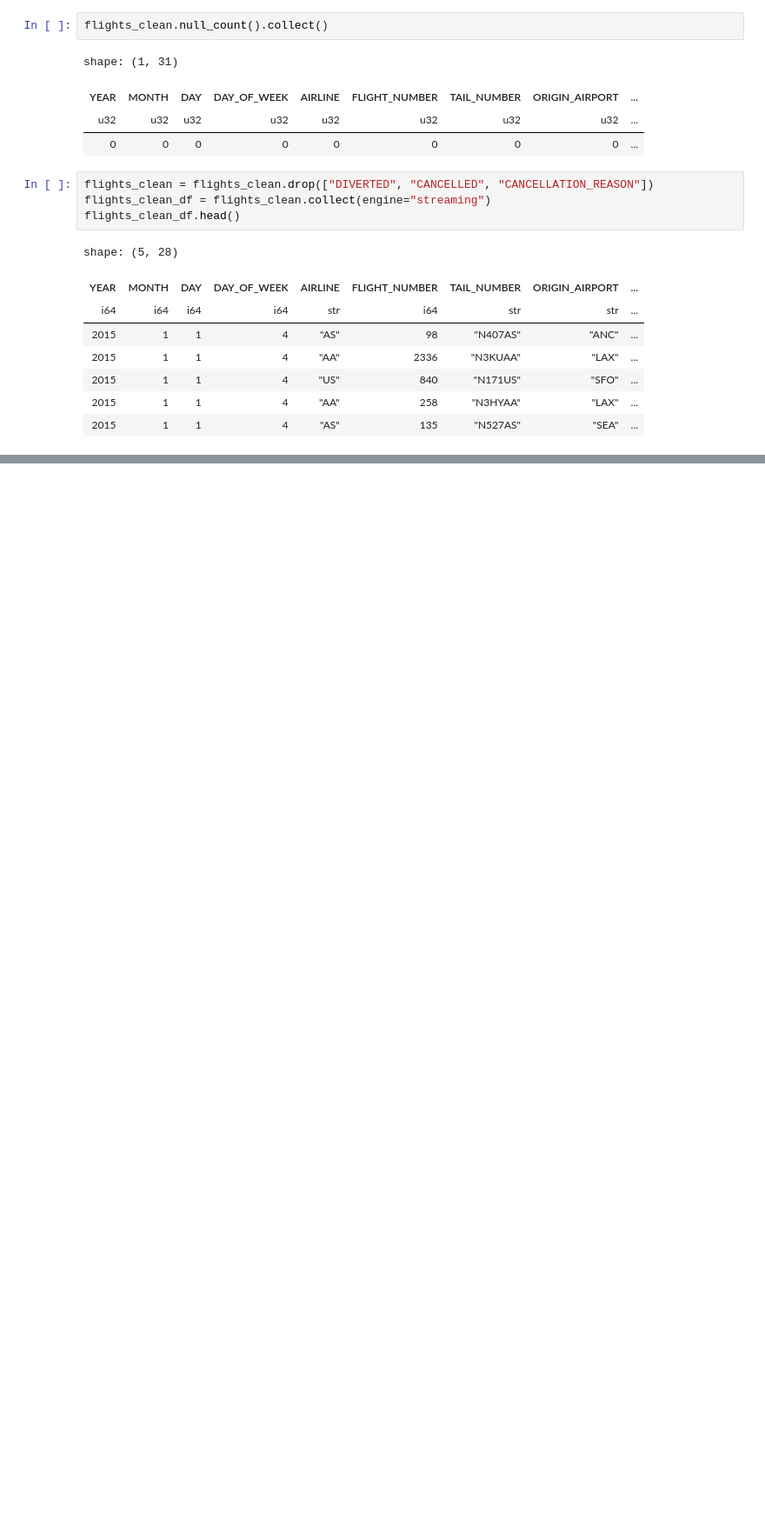
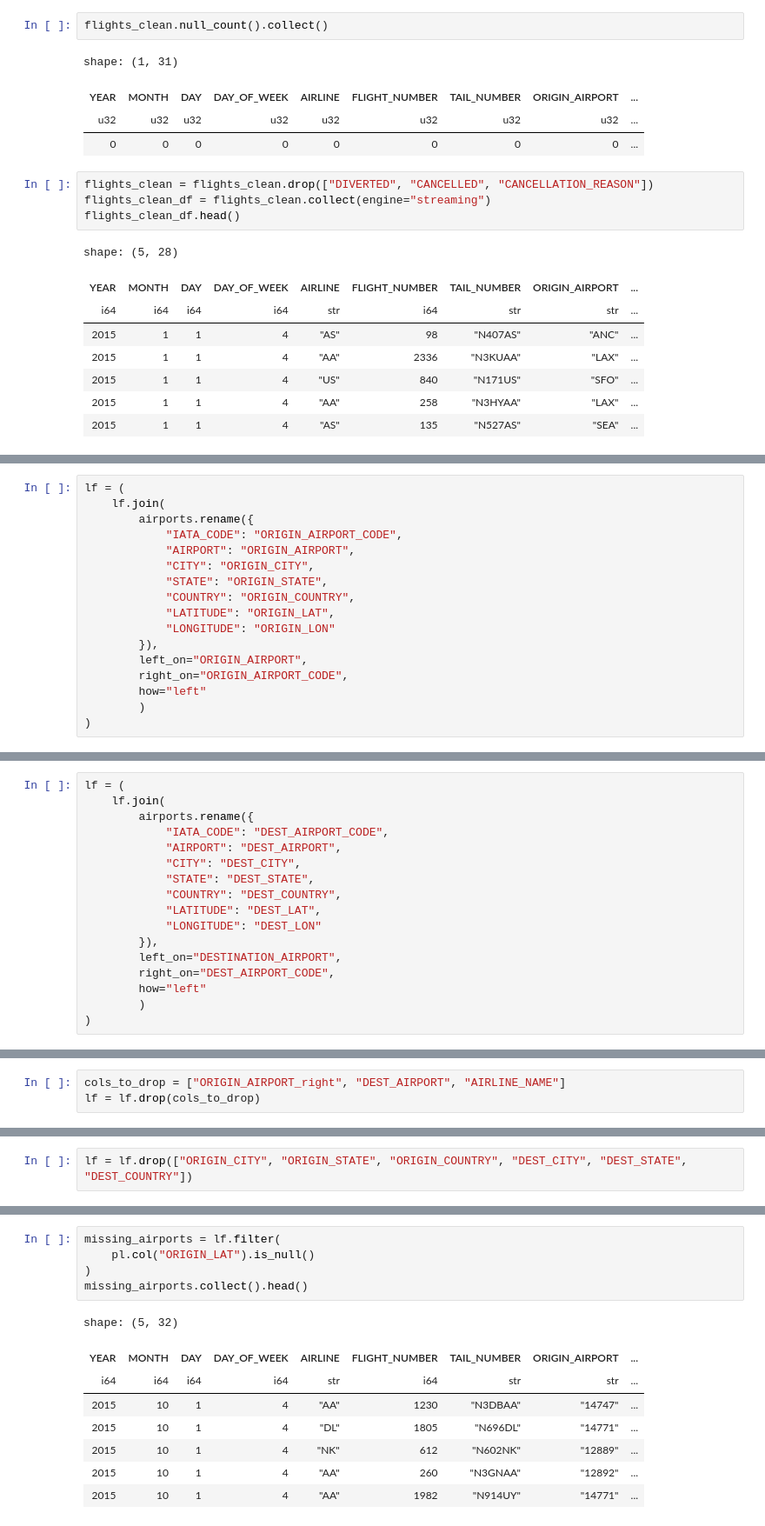
Before and after one commit to tosoham/flight-insight, a Jupyter notebook: notebooks/data_preprocessing_soham.ipynb, the cells around one changed output, grey strips where cells are left out. Shown at 87% size. Saved outputs shown, nothing was run; the diff lists cells and outputs as text; blank space fills up the shorter version.

```diff
--- a/notebooks/data_preprocessing_soham.ipynb
+++ b/notebooks/data_preprocessing_soham.ipynb
@@ -479,0 +550,17 @@ shape: (5, 28)
+# %%
+lf = (
+    lf.join(
+        airports.rename({
+            "IATA_CODE": "ORIGIN_AIRPORT_CODE",
+            "AIRPORT": "ORIGIN_AIRPORT",
+            "CITY": "ORIGIN_CITY",
+            "STATE": "ORIGIN_STATE",
+            "COUNTRY": "ORIGIN_COUNTRY",
+            "LATITUDE": "ORIGIN_LAT",
+            "LONGITUDE": "ORIGIN_LON"
+        }),
+        left_on="ORIGIN_AIRPORT",
+        right_on="ORIGIN_AIRPORT_CODE",
+        how="left"
+        )
+)
@@ -479,0 +574,17 @@ shape: (5, 28)
+# %%
+lf = (
+    lf.join(
+        airports.rename({
+            "IATA_CODE": "DEST_AIRPORT_CODE",
+            "AIRPORT": "DEST_AIRPORT",
+            "CITY": "DEST_CITY",
+            "STATE": "DEST_STATE",
+            "COUNTRY": "DEST_COUNTRY",
+            "LATITUDE": "DEST_LAT",
+            "LONGITUDE": "DEST_LON"
+        }),
+        left_on="DESTINATION_AIRPORT",
+        right_on="DEST_AIRPORT_CODE",
+        how="left"
+        )
+)
@@ -479,0 +670,3 @@ shape: (5, 28)
+# %%
+cols_to_drop = ["ORIGIN_AIRPORT_right", "DEST_AIRPORT", "AIRLINE_NAME"]
+lf = lf.drop(cols_to_drop)
@@ -479,0 +703,2 @@ shape: (5, 28)
+# %%
+lf = lf.drop(["ORIGIN_CITY", "ORIGIN_STATE", "ORIGIN_COUNTRY", "DEST_CITY", "DEST_STATE", "DEST_COUNTRY"])
@@ -479,0 +736,14 @@ shape: (5, 28)
+# %%
+missing_airports = lf.filter(
+    pl.col("ORIGIN_LAT").is_null()
+)
+missing_airports.collect().head()
+# %% [output]
+shape: (5, 32)
+| YEAR | MONTH | DAY | DAY_OF_WEEK | AIRLINE | FLIGHT_NUMBER | TAIL_NUMBER | ORIGIN_AIRPORT | ... |
+| i64 | i64 | i64 | i64 | str | i64 | str | str | ... |
+| 2015 | 10 | 1 | 4 | "AA" | 1230 | "N3DBAA" | "14747" | ... |
+| 2015 | 10 | 1 | 4 | "DL" | 1805 | "N696DL" | "14771" | ... |
+| 2015 | 10 | 1 | 4 | "NK" | 612 | "N602NK" | "12889" | ... |
+| 2015 | 10 | 1 | 4 | "AA" | 260 | "N3GNAA" | "12892" | ... |
+| 2015 | 10 | 1 | 4 | "AA" | 1982 | "N914UY" | "14771" | ... |
```
Also changed, not shown: parts of 21 cells of this notebook, 1 other file.
